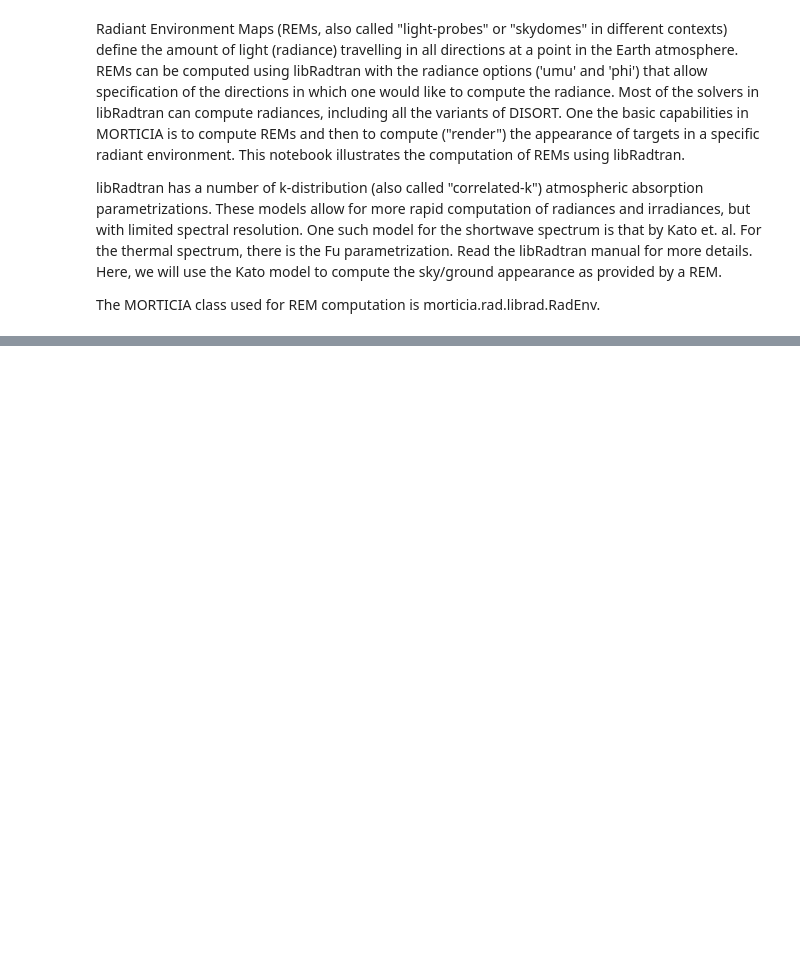
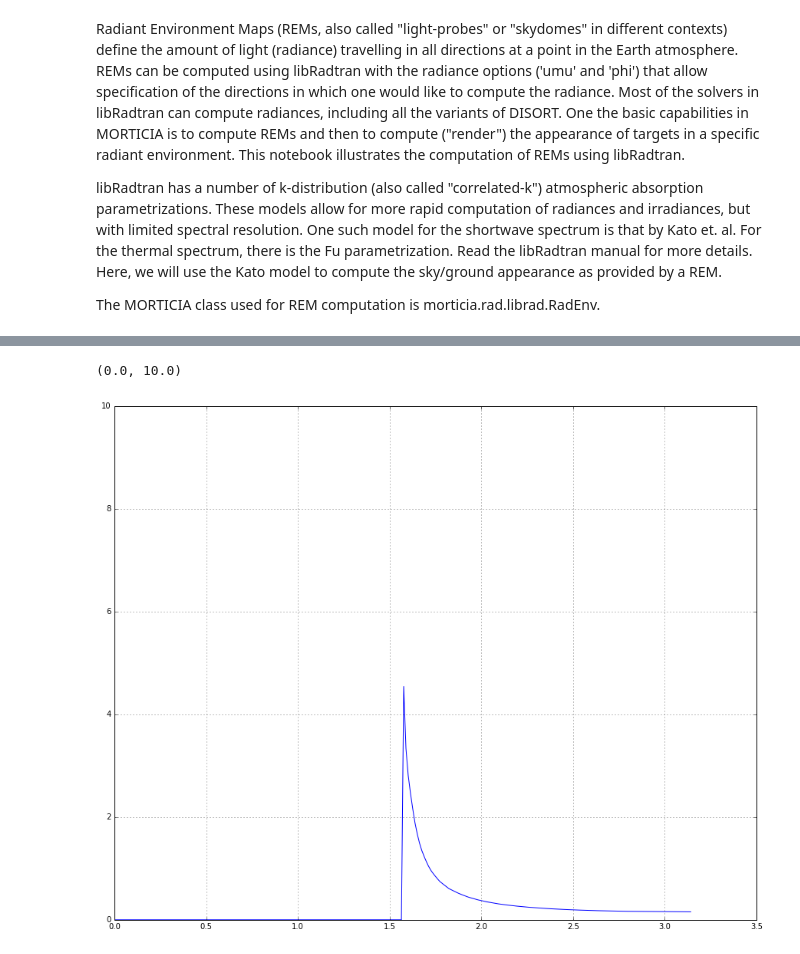
Before and after one commit to derekjgriffith/nbMORTICIA, a Jupyter notebook: rad/04a-Radiant-Env-Maps-RadEnv.ipynb, the cells around one changed output, grey strips where cells are left out. Drawn from its saved outputs; the diff is of its cells as text; code cells hidden in the pictures; blank space fills up the shorter version.

```diff
--- a/rad/04a-Radiant-Env-Maps-RadEnv.ipynb
+++ b/rad/04a-Radiant-Env-Maps-RadEnv.ipynb
@@ -243,0 +108,8 @@ cenv.trans_cases[1].outfile
+# %%
+plt.figure(figsize=(15, 12))
+plt.plot(libRadEnvh.xd_opt_depth['pza'].data, libRadEnvh.xd_opt_depth[:,0,3].data)
+plt.grid()
+plt.ylim([0.0,10.0])
+# %% [output]
+(0.0, 10.0)
+[figure, added]
```
Also changed, not shown: parts of 93 cells of this notebook, 2 other files.
